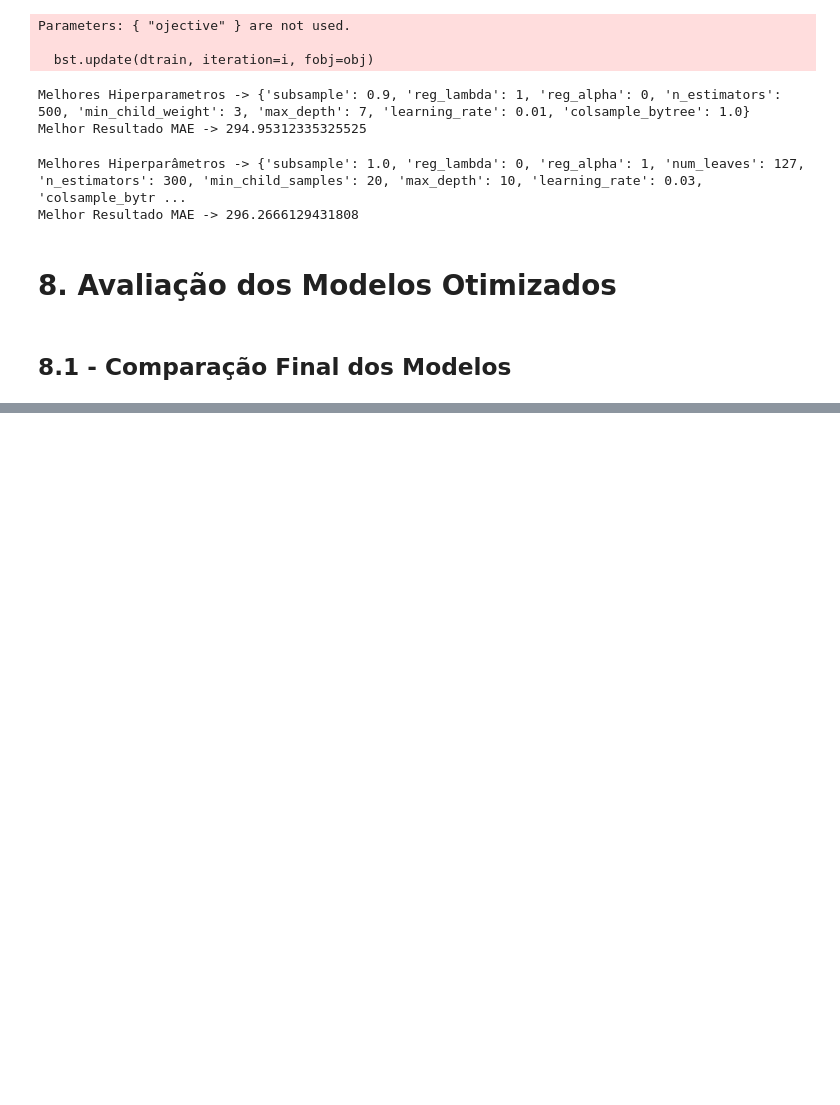
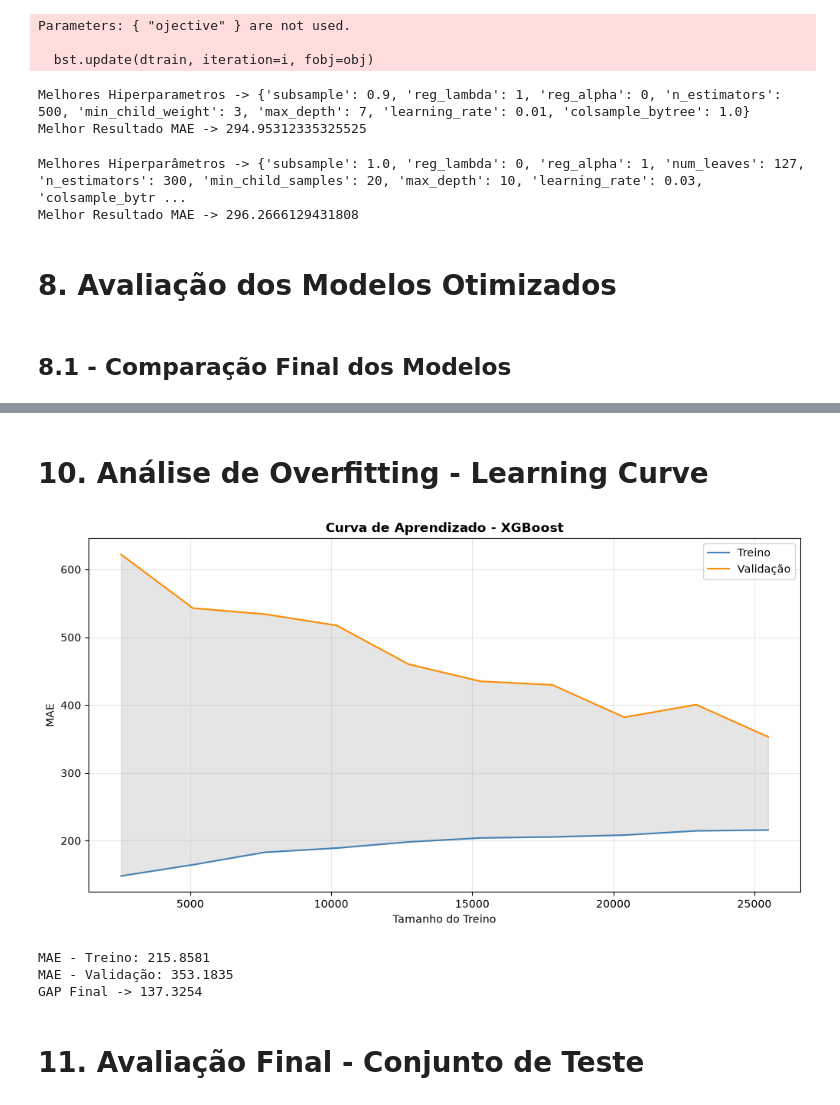
Before and after one commit to RenanTrevelim/energy-demand-forecasting, a Jupyter notebook: notebooks/03_modelos_ML.ipynb, the cells around one changed output, grey strips where cells are left out. Drawn from its saved outputs; the diff is of its cells as text; code cells hidden in the pictures; blank space fills up the shorter version.

Commit message:
adionando modelagem

```diff
--- a/notebooks/03_modelos_ML.ipynb
+++ b/notebooks/03_modelos_ML.ipynb
@@ -521,0 +651,46 @@ plt.show()
+# %% [markdown]
+# 10. Análise de Overfitting - Learning Curve
+# %%
+modelo_xgb_final = xgb.XGBRegressor(**busca_xgb.best_params_, random_state=42, n_jobs=-1)
+# %%
+tscv = TimeSeriesSplit(n_splits=5, test_size=4320)
+
+train_sizes, train_scores, validation_scores = learning_curve(
+    estimator=modelo_xgb_final,
+    X= X_modelagem,
+    y= y_modelagem,
+    cv=tscv,
+    train_sizes=np.linspace(0.1, 1.0, 10),
+    scoring="neg_mean_absolute_error",
+    n_jobs=-1
+)
+
+train_mean = -train_scores.mean(axis=1)
+val_mean = -validation_scores.mean(axis=1)
+
+plt.figure(figsize=(12, 6))
+
+plt.plot(train_sizes, train_mean, label='Treino', color='steelblue')
+plt.plot(train_sizes, val_mean, label='Validação', color='darkorange')
+plt.fill_between(train_sizes, train_mean, val_mean, alpha=0.2, color="gray")
+
+plt.title("Curva de Aprendizado - XGBoost",fontweight="bold")
+plt.xlabel("Tamanho do Treino")
+plt.ylabel("MAE")
+plt.legend()
+plt.grid(alpha=0.3)
+plt.show()
+# %% [output]
+[figure, added]
+# %%
+gap_final = val_mean[-1] - train_mean[-1]
+
+print(f"MAE - Treino: {train_mean[-1]:.4f}")
+print(f"MAE - Validação: {val_mean[-1]:.4f}")
+print(f"GAP Final -> {gap_final:.4f}")
+# %% [output]
+MAE - Treino: 215.8581
+MAE - Validação: 353.1835
+GAP Final -> 137.3254
+# %% [markdown]
+# 11. Avaliação Final - Conjunto de Teste
```
Also changed, not shown: parts of 23 cells of this notebook.
